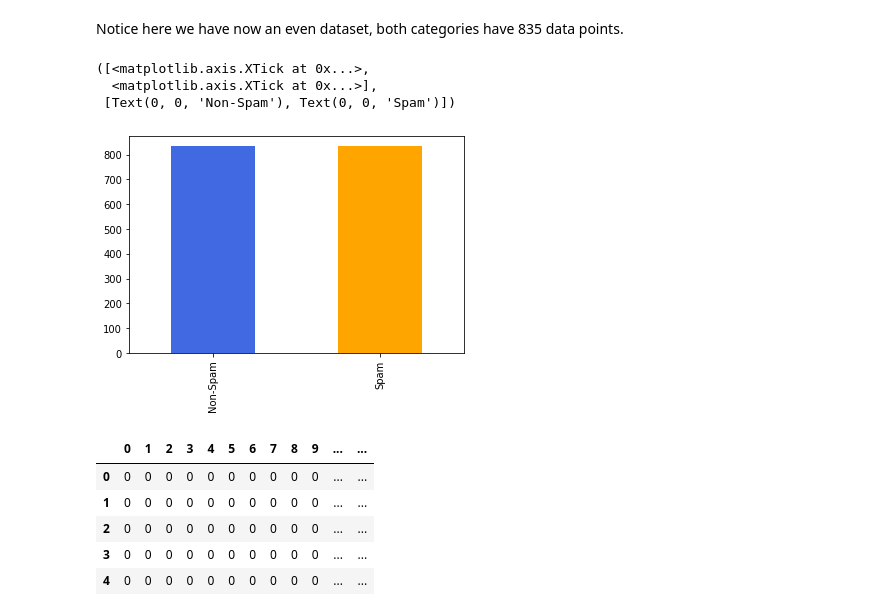
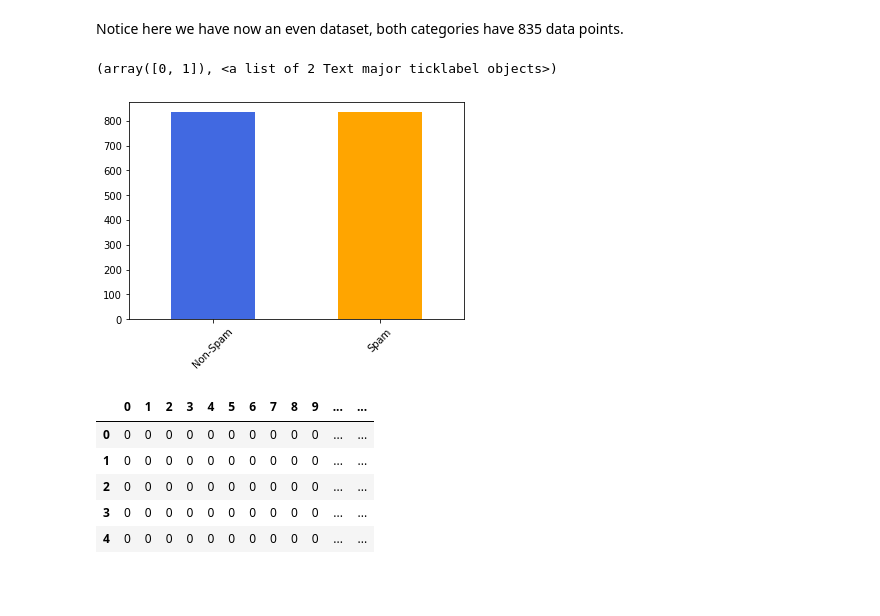
Before and after one commit to EricCallaway/COSC_6315_A04_RNN-LSTM, a Jupyter notebook: ML_Assignment_04_RNN_LSTM.ipynb, the cells around one changed output. Drawn from its saved outputs; the diff is of its cells as text; code cells hidden in the pictures; blank space fills up the shorter version.

```diff
--- a/ML_Assignment_04_RNN_LSTM.ipynb
+++ b/ML_Assignment_04_RNN_LSTM.ipynb
@@ -244,11 +247,10 @@ Notice here we have now an even dataset, both categories have 835 data points.
 # %%
 y_res_plot['Label_Value'].value_counts().plot(kind='bar', color=['royalblue', 'orange'])
 plt.xticks([0,1], ['Non-Spam', 'Spam'])
+plt.xticks(rotation=45)
 # %% [output]
-([<matplotlib.axis.XTick at 0x...>,
-  <matplotlib.axis.XTick at 0x...>],
- [Text(0, 0, 'Non-Spam'), Text(0, 0, 'Spam')])
+(array([0, 1]), <a list of 2 Text major ticklabel objects>)
-[figure, old version]
+[figure, new version]
 # %%
 x_res.head()
 # %% [output]
```
Also changed, not shown: parts of 22 cells of this notebook.
